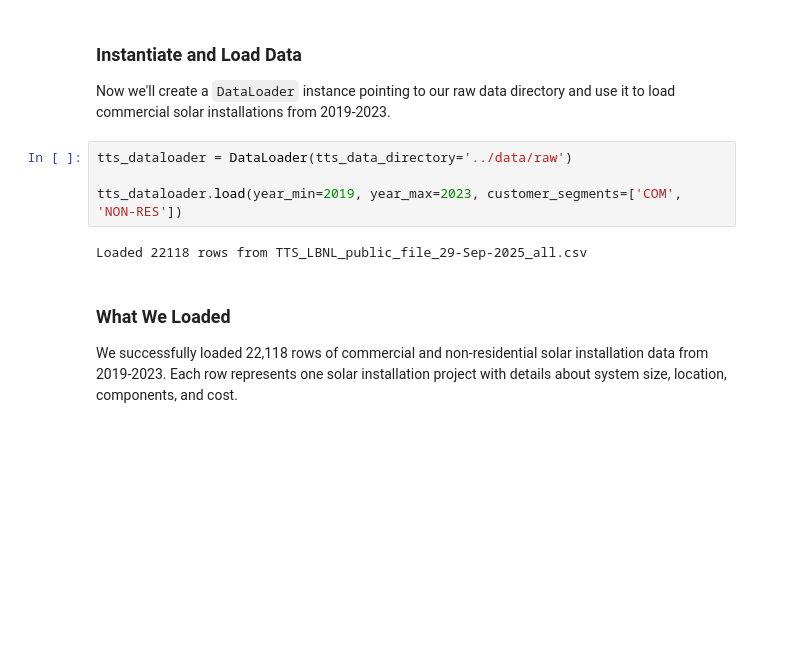
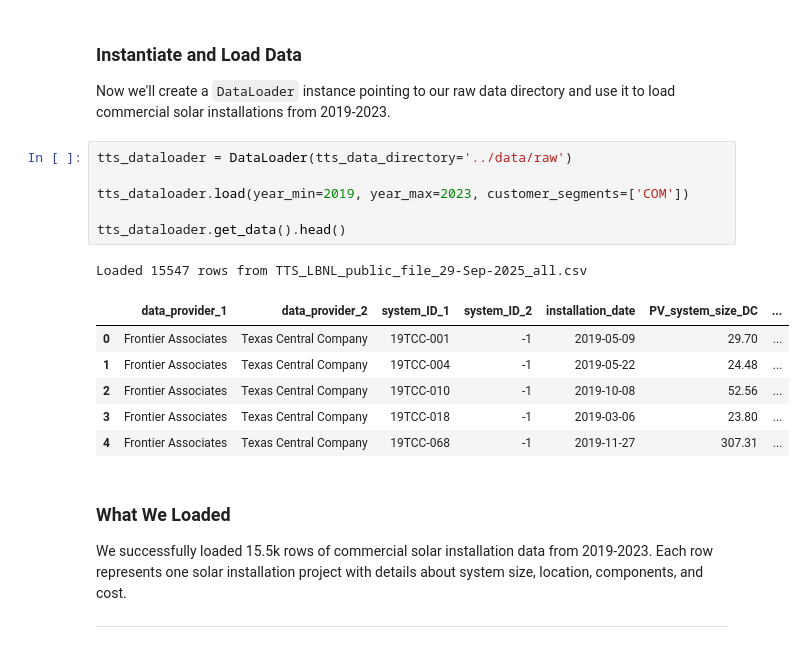
Before and after one commit to cwhitz/solar-capex-estimator, a Jupyter notebook: notebooks/Model_Development.ipynb, the cells around one changed output. Cells and saved outputs as stored; diff of their text form; blank space fills up the shorter version.

```diff
--- a/notebooks/Model_Development.ipynb
+++ b/notebooks/Model_Development.ipynb
@@ -224,10 +224,20 @@ Now we'll create a `DataLoader` instance pointing to our raw data directory and
 # %%
 tts_dataloader = DataLoader(tts_data_directory='../data/raw')
 
-tts_dataloader.load(year_min=2019, year_max=2023, customer_segments=['COM', 'NON-RES'])
+tts_dataloader.load(year_min=2019, year_max=2023, customer_segments=['COM'])
+
+tts_dataloader.get_data().head()
 # %% [output]
-Loaded 22118 rows from TTS_LBNL_public_file_29-Sep-2025_all.csv
+Loaded 15547 rows from TTS_LBNL_public_file_29-Sep-2025_all.csv
+|  | data_provider_1 | data_provider_2 | system_ID_1 | system_ID_2 | installation_date | PV_system_size_DC | ... |
+| 0 | Frontier Associates | Texas Central Company | 19TCC-001 | -1 | 2019-05-09 | 29.70 | ... |
+| 1 | Frontier Associates | Texas Central Company | 19TCC-004 | -1 | 2019-05-22 | 24.48 | ... |
+| 2 | Frontier Associates | Texas Central Company | 19TCC-010 | -1 | 2019-10-08 | 52.56 | ... |
+| 3 | Frontier Associates | Texas Central Company | 19TCC-018 | -1 | 2019-03-06 | 23.80 | ... |
+| 4 | Frontier Associates | Texas Central Company | 19TCC-068 | -1 | 2019-11-27 | 307.31 | ... |
 # %% [markdown]
 ### What We Loaded
 
-We successfully loaded 22,118 rows of commercial and non-residential solar installation data from 2019-2023. Each row represents one solar installation project with details about system size, location, components, and cost.
+We successfully loaded 15.5k rows of commercial solar installation data from 2019-2023. Each row represents one solar installation project with details about system size, location, components, and cost.
+
+-----------------------------------
```
Also changed, not shown: parts of 7 cells of this notebook, 1 other file.
